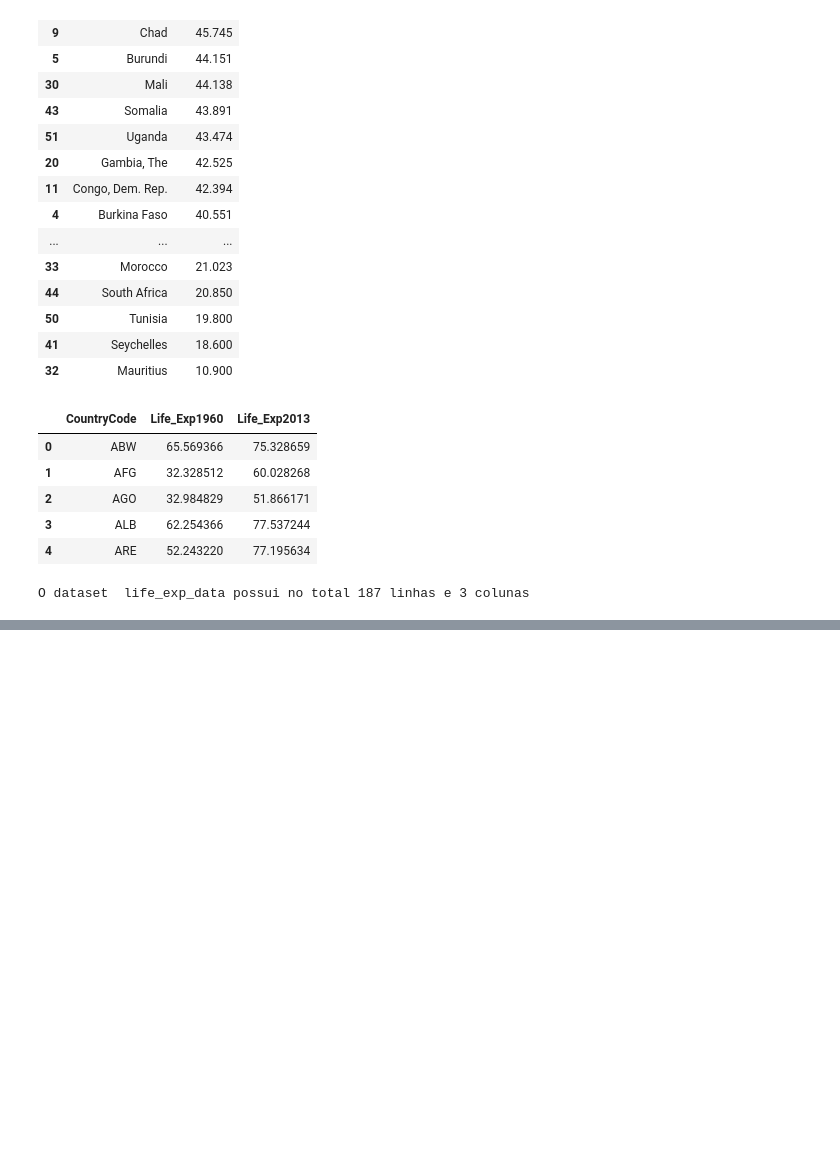
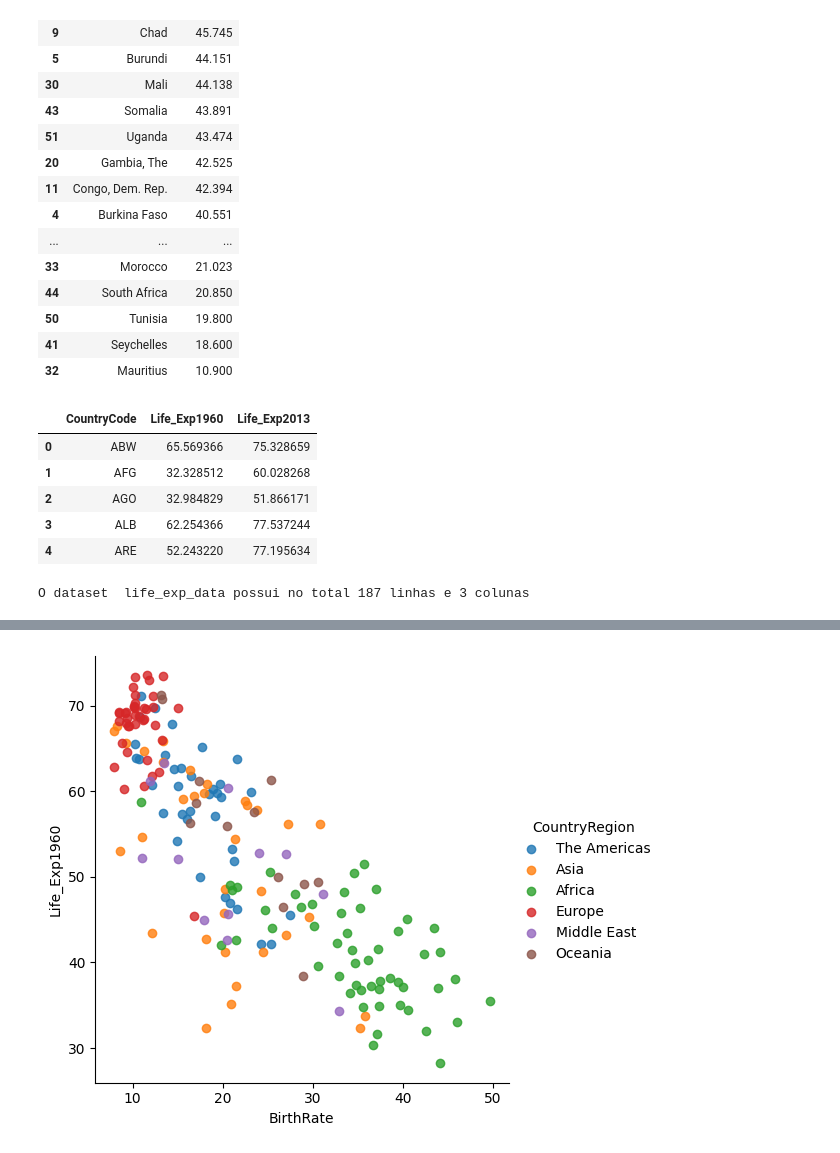
Before and after one commit to Gcango/Expectativa_de_Vida_e_Taxa_de_Fertilidade, a Jupyter notebook: Analise_Expec_Fertilidade.ipynb, the cells around one changed output, grey strips where cells are left out. Saved outputs shown, nothing was run; the diff lists cells and outputs as text; code cells hidden in the pictures; blank space fills up the shorter version.

```diff
--- a/Analise_Expec_Fertilidade.ipynb
+++ b/Analise_Expec_Fertilidade.ipynb
@@ -321,0 +334,2 @@ O dataset  life_exp_data possui no total 187 linhas e 3 colunas
+# %%
+dados_unif_life = pd.merge(left=dados_unif, right=life_exp_data, how='inner', on='CountryCode')
@@ -321,0 +373,3 @@ O dataset  life_exp_data possui no total 187 linhas e 3 colunas
+# %%
+geral_1 = dados_unif_life[['BirthRate','Life_Exp1960','Life_Exp2013','CountryRegion']]
+geral_1
@@ -321,0 +390,4 @@ O dataset  life_exp_data possui no total 187 linhas e 3 colunas
+# %%
+vis5 = sns.lmplot(data = geral_1, x ='BirthRate', y ='Life_Exp1960', fit_reg=False, hue='CountryRegion')
+# %% [output]
+[figure, added]
```
Also changed, not shown: parts of 11 cells of this notebook.
